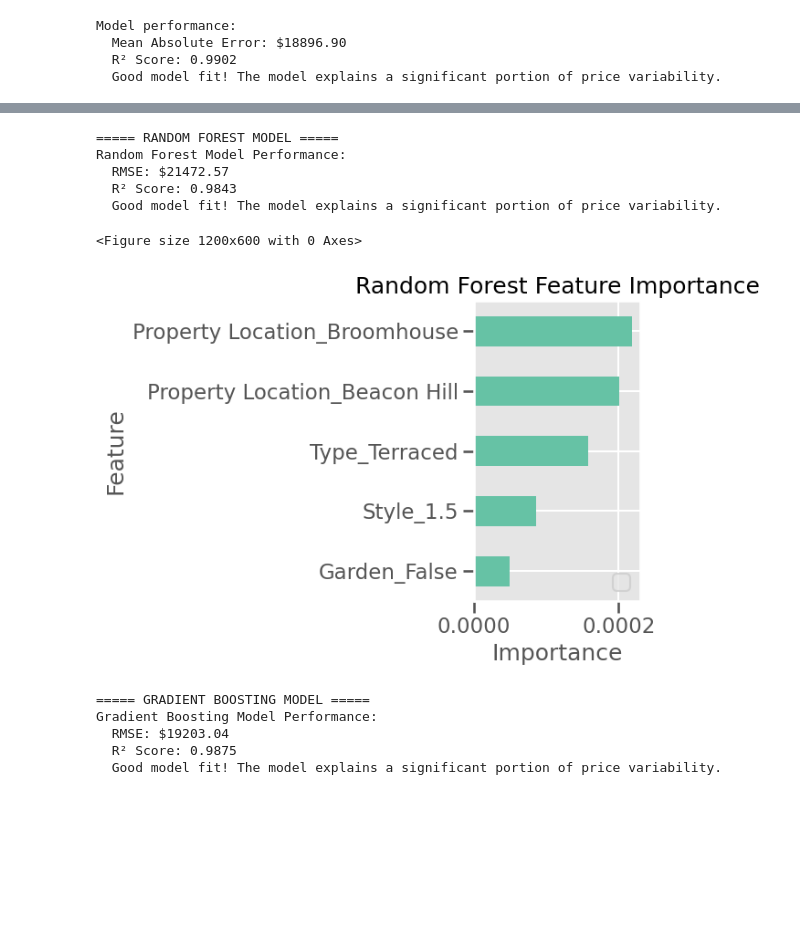
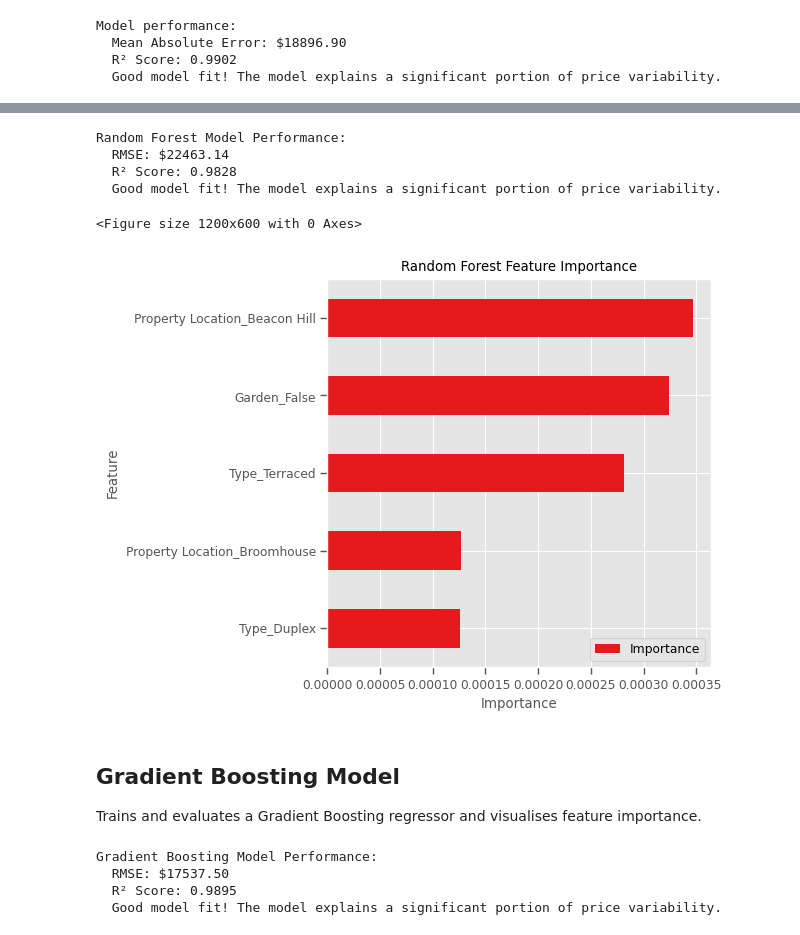
Before and after one commit to dylanbforde/Assignment_Web_Scraping, a Jupyter notebook: data_prep_analysis.ipynb, the cells around one changed output, grey strips where cells are left out. Saved outputs shown, nothing was run; the diff lists cells and outputs as text; code cells hidden in the pictures; blank space fills up the shorter version.

```diff
--- a/data_prep_analysis.ipynb
+++ b/data_prep_analysis.ipynb
@@ -26,13 +49,9 @@ df.head()
 # %%
-df['Sale Date'] = df['Sale Date'].str.slice(start=4, stop=None)
-df['Sale Date'] = pd.to_datetime(df['Sale Date'], format="mixed")
+df['Sale Date'] = pd.to_datetime(df['Sale Date'].str[4:], format='mixed')
 
-df['Sale Price'] = df['Sale Price'].str.slice(start=1, stop=None) # Do not have an EU keyboard
-df['Sale Price'] = df['Sale Price'].str.replace(',','')
-df['Sale Price'] = df['Sale Price'].astype('float')
+df['Sale Price'] = df['Sale Price'].str[1:].str.replace(',','').astype('float')
 
-df['Year Built'] = df['Year Built'].str.replace('c','')
-df['Year Built'] = pd.to_numeric(df['Year Built'], errors='coerce')
+df['Year Built'] = pd.to_numeric(df['Year Built'].str.replace('c',''), errors='coerce')
 median_year_by_type = df.groupby('Type')['Year Built'].median().to_dict()
 df['Year Built'] = df.apply(
     lambda row: median_year_by_type.get(row['Type'], df['Year Built'].median())
@@ -114,15 +154,15 @@ dtype: int64
 # %%
-df['Building Age'] = 2025 - df['Year Built']
+date_features = {
+    'Building Age': 2025 - df['Year Built'],
+    'Sale Month': df['Sale Date'].dt.month,
+    'Sale Year': df['Sale Date'].dt.year,
+    'Sale Quarter': df['Sale Date'].dt.quarter,
+    'Sale Day of Week': df['Sale Date'].dt.day_of_week,
+    'Sale Week of Year': df['Sale Date'].dt.isocalendar().week,
+    'Days Since First Sale': (df['Sale Date'] - df['Sale Date'].min()).dt.days
+}
 
-
-df['Sale Month'] = df['Sale Date'].dt.month
-df['Sale Year'] = df['Sale Date'].dt.year
-df['Sale Quarter'] = df['Sale Date'].dt.quarter
-df['Sale Day of Week'] = df['Sale Date'].dt.dayofweek
-df['Sale Week of Year'] = df['Sale Date'].dt.isocalendar().week
-
-min_date = df['Sale Date'].min()
-df['Days Since First Sale'] = (df['Sale Date']-min_date).dt.days
+df = df.assign(**date_features)
 
 # moving averages
 df = df.sort_values('Sale Date')
@@ -172,5 +218,10 @@ df.to_csv('./prepared_df.csv')
 # %%
 # Set style
 plt.style.use('ggplot')
-sns.set_palette('Set2')
-sns.set_context("talk")
+sns.set_palette('Set1')
+sns.set_context("paper")
+
+# Display basic information
+print(f"Dataset shape: {df.shape}")
+print("\nFirst 5 rows:")
+print(df.head())
@@ -534,7 +559,7 @@ Dataset head with new features:
 # %%
 # Prepare data for modeling
-X = df_fe.drop(['Sale Price', 'Sale Date'], axis=1)
-y = df_fe['Sale Price']
+X = df.drop(['Sale Price', 'Sale Date'], axis=1)
+y = df['Sale Price']
 
 # Identify categorical and numerical columns
 cat_cols = X.select_dtypes(include=['category', 'bool']).columns.tolist()
@@ -655,32 +676,33 @@ elif r2_rf >= 0.5:
 else:
     print("  Poor model fit. Consider using more features or a different model.")
 # %% [output]
-===== RANDOM FOREST MODEL =====
 Random Forest Model Performance:
-  RMSE: $21472.57
-  R² Score: 0.9843
+  RMSE: $22463.14
+  R² Score: 0.9828
   Good model fit! The model explains a significant portion of price variability.
 # %%
 # Plot feature importance
 feature_importance_rf = rf_pipe.named_steps['regressor'].feature_importances_
 
 # Create importance dataframe
 importance_df_rf = pd.DataFrame({
     'Feature': all_features,
     'Importance': feature_importance_rf
 }).sort_values('Importance', ascending=True)
 
 # Plot top 15 features
 plt.figure(figsize=(12, 6))
 importance_df_rf.head().plot(kind='barh', x='Feature', y='Importance')
 plt.title('Random Forest Feature Importance')
 plt.xlabel('Importance')
 plt.ylabel('Feature')
-plt.legend('')
 plt.tight_layout()
 # %% [output]
 <Figure size 1200x600 with 0 Axes>
-[figure, old version]
+[figure, new version]
+# %% [markdown]
+## Gradient Boosting Model
+Trains and evaluates a Gradient Boosting regressor and visualises feature importance.
 # %%
 
 # Create Gradient Boosting model
@@ -719,9 +741,8 @@ elif r2_gb >= 0.5:
 else:
     print("  Poor model fit. Consider using more features or a different model.")
 # %% [output]
-===== GRADIENT BOOSTING MODEL =====
 Gradient Boosting Model Performance:
-  RMSE: $19203.04
-  R² Score: 0.9875
+  RMSE: $17537.50
+  R² Score: 0.9895
   Good model fit! The model explains a significant portion of price variability.
 # %%
```
Also changed, not shown: parts of 52 cells of this notebook, 1 other file.
